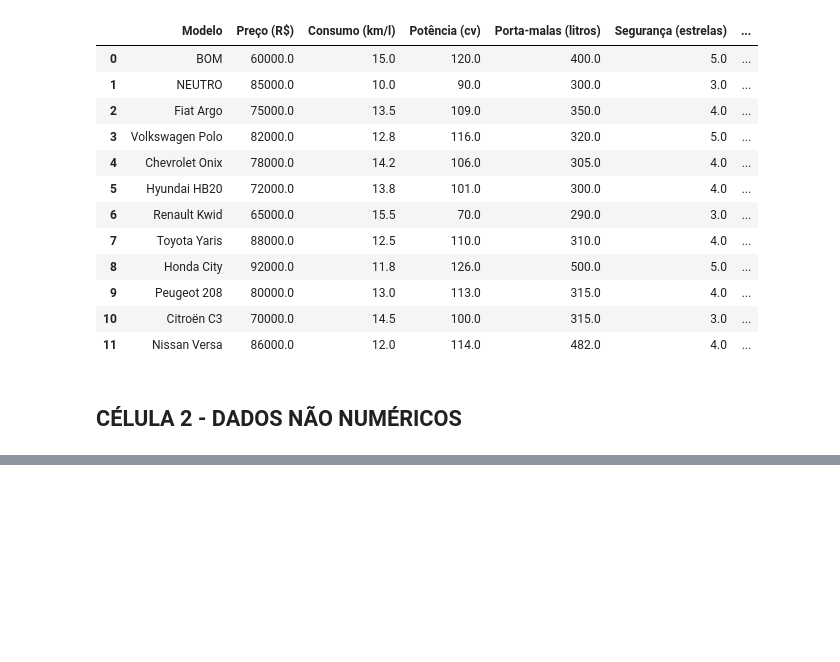
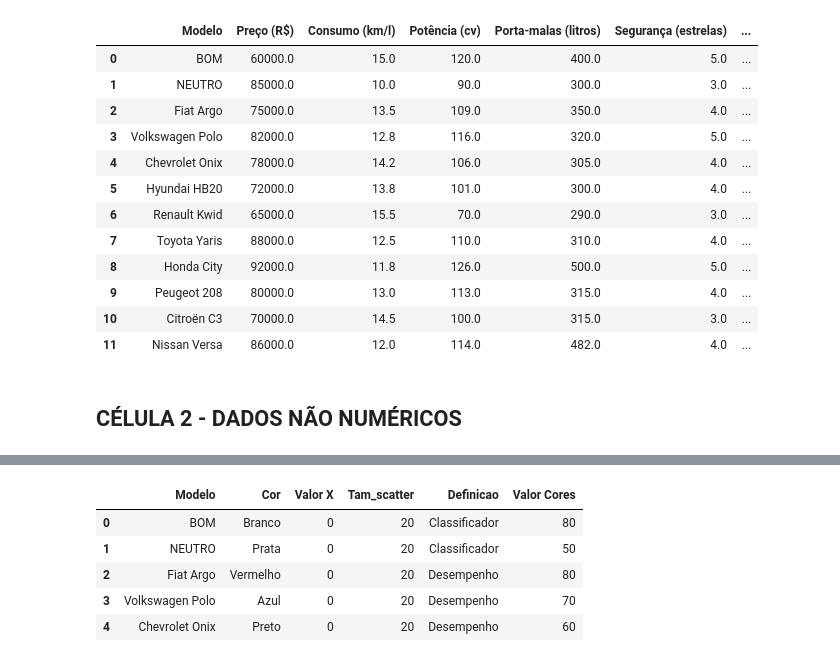
Before and after one commit to GianFadiga/MCDA_FS, a Jupyter notebook: mcda_py_test.ipynb, the cells around one changed output, grey strips where cells are left out. Cells and saved outputs as stored; diff of their text form; code cells hidden in the pictures; blank space fills up the shorter version.

```diff
--- a/mcda_py_test.ipynb
+++ b/mcda_py_test.ipynb
@@ -879,0 +1196,9 @@ graph.show()
+# %%
+df_cores.head()
+# %% [output]
+|  | Modelo | Cor | Valor X | Tam_scatter | Definicao | Valor Cores |
+| 0 | BOM | Branco | 0 | 20 | Classificador | 80 |
+| 1 | NEUTRO | Prata | 0 | 20 | Classificador | 50 |
+| 2 | Fiat Argo | Vermelho | 0 | 20 | Desempenho | 80 |
+| 3 | Volkswagen Polo | Azul | 0 | 20 | Desempenho | 70 |
+| 4 | Chevrolet Onix | Preto | 0 | 20 | Desempenho | 60 |
```
Also changed, not shown: parts of 7 cells of this notebook.
